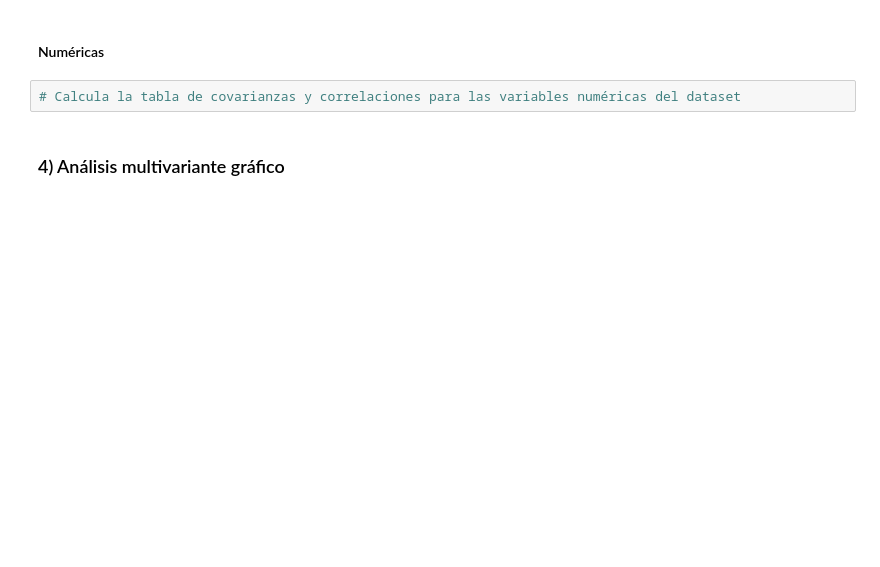
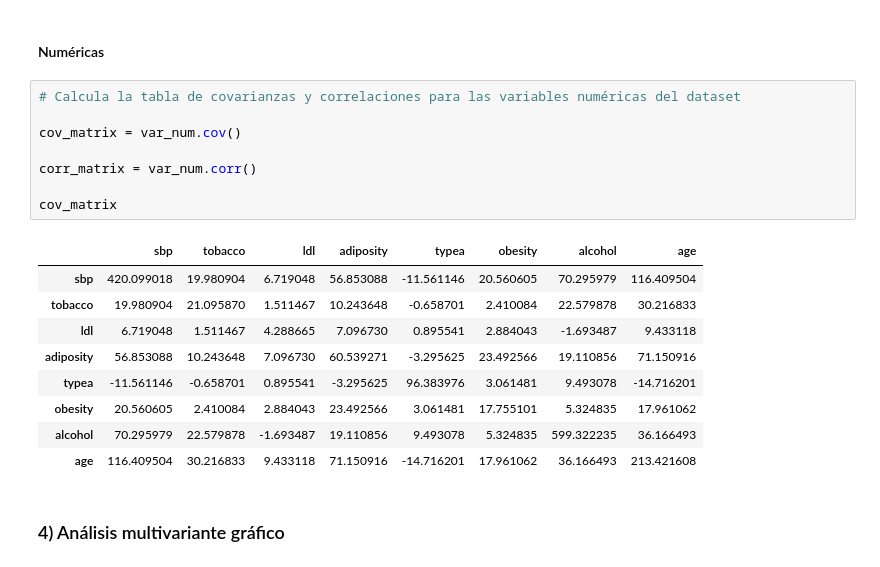
Before and after one commit to samuelcoboscorrea/intro-bio, a Jupyter notebook: P1/Practica1.ipynb, the cells around one changed output. Cells and saved outputs as stored; diff of their text form; blank space fills up the shorter version.

```diff
--- a/P1/Practica1.ipynb
+++ b/P1/Practica1.ipynb
@@ -161,6 +181,22 @@ fig.show()
 #### Numéricas
 # %%
 # Calcula la tabla de covarianzas y correlaciones para las variables numéricas del dataset
+
+cov_matrix = var_num.cov()
+
+corr_matrix = var_num.corr()
+
+cov_matrix
+# %% [output]
+|  | sbp | tobacco | ldl | adiposity | typea | obesity | alcohol | age |
+| sbp | 420.099018 | 19.980904 | 6.719048 | 56.853088 | -11.561146 | 20.560605 | 70.295979 | 116.409504 |
+| tobacco | 19.980904 | 21.095870 | 1.511467 | 10.243648 | -0.658701 | 2.410084 | 22.579878 | 30.216833 |
+| ldl | 6.719048 | 1.511467 | 4.288665 | 7.096730 | 0.895541 | 2.884043 | -1.693487 | 9.433118 |
+| adiposity | 56.853088 | 10.243648 | 7.096730 | 60.539271 | -3.295625 | 23.492566 | 19.110856 | 71.150916 |
+| typea | -11.561146 | -0.658701 | 0.895541 | -3.295625 | 96.383976 | 3.061481 | 9.493078 | -14.716201 |
+| obesity | 20.560605 | 2.410084 | 2.884043 | 23.492566 | 3.061481 | 17.755101 | 5.324835 | 17.961062 |
+| alcohol | 70.295979 | 22.579878 | -1.693487 | 19.110856 | 9.493078 | 5.324835 | 599.322235 | 36.166493 |
+| age | 116.409504 | 30.216833 | 9.433118 | 71.150916 | -14.716201 | 17.961062 | 36.166493 | 213.421608 |
 # %% [markdown]
 ### 4) Análisis multivariante gráfico
 # %%
```
Also changed, not shown: parts of 6 cells of this notebook.
